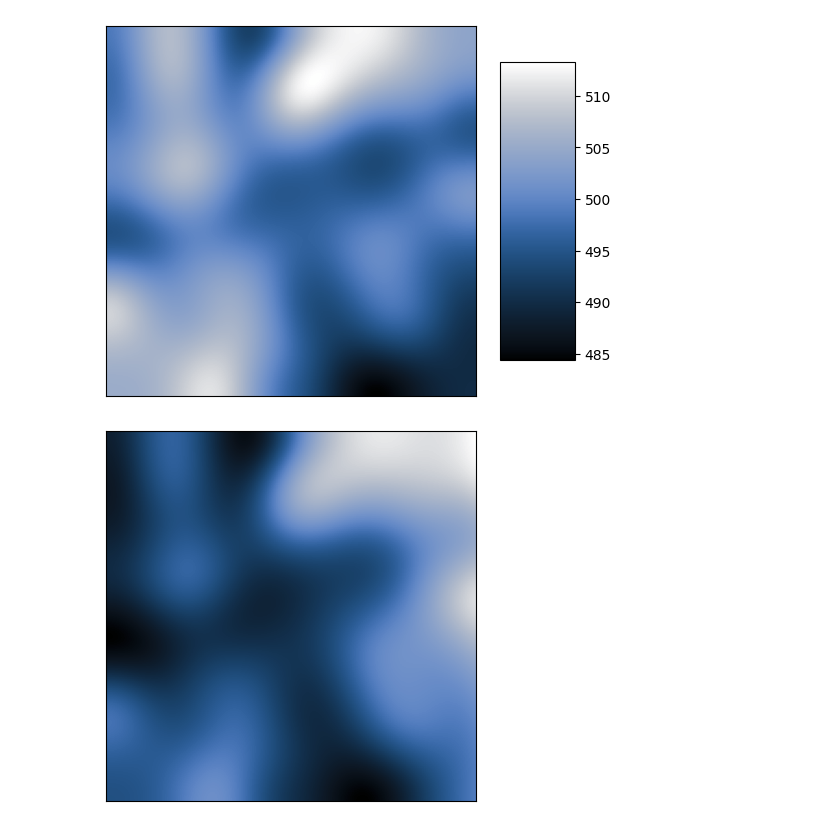
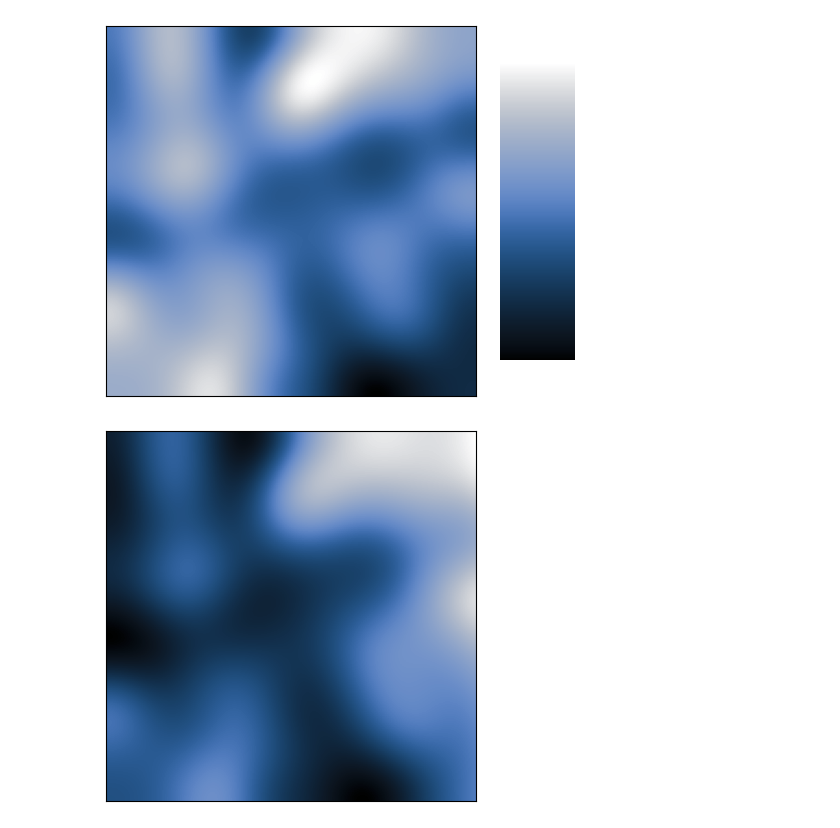
Before and after one commit to kamilazdybal/fluid-dynamics-and-transport-phenomena, a Jupyter notebook: fluid-toolbox/material_derivative/material-derivative.ipynb, the cells around one changed output. Drawn from its saved outputs; the diff is of its cells as text; code cells hidden in the pictures.

```diff
--- a/fluid-toolbox/material_derivative/material-derivative.ipynb
+++ b/fluid-toolbox/material_derivative/material-derivative.ipynb
@@ -26,11 +26,13 @@ field_t2 = field_t2 + (x_grid**2)/2000
 # %%
 plt.imshow(field_t1, cmap=cmap)
 plt.xticks([])
 plt.yticks([]);
-plt.colorbar(aspect=4)
+cb = plt.colorbar(aspect=4)
+cb.outline.set_visible(False)
+cb.set_ticks([])
 plt.savefig('t1.svg', dpi=300, bbox_inches='tight')
 # %% [output]
-[figure, old version]
+[figure, new version]
 # %%
 plt.imshow(field_t2, cmap=cmap)
 plt.xticks([])
```
Also changed, not shown: parts of 1 cell of this notebook, 8 other files.
